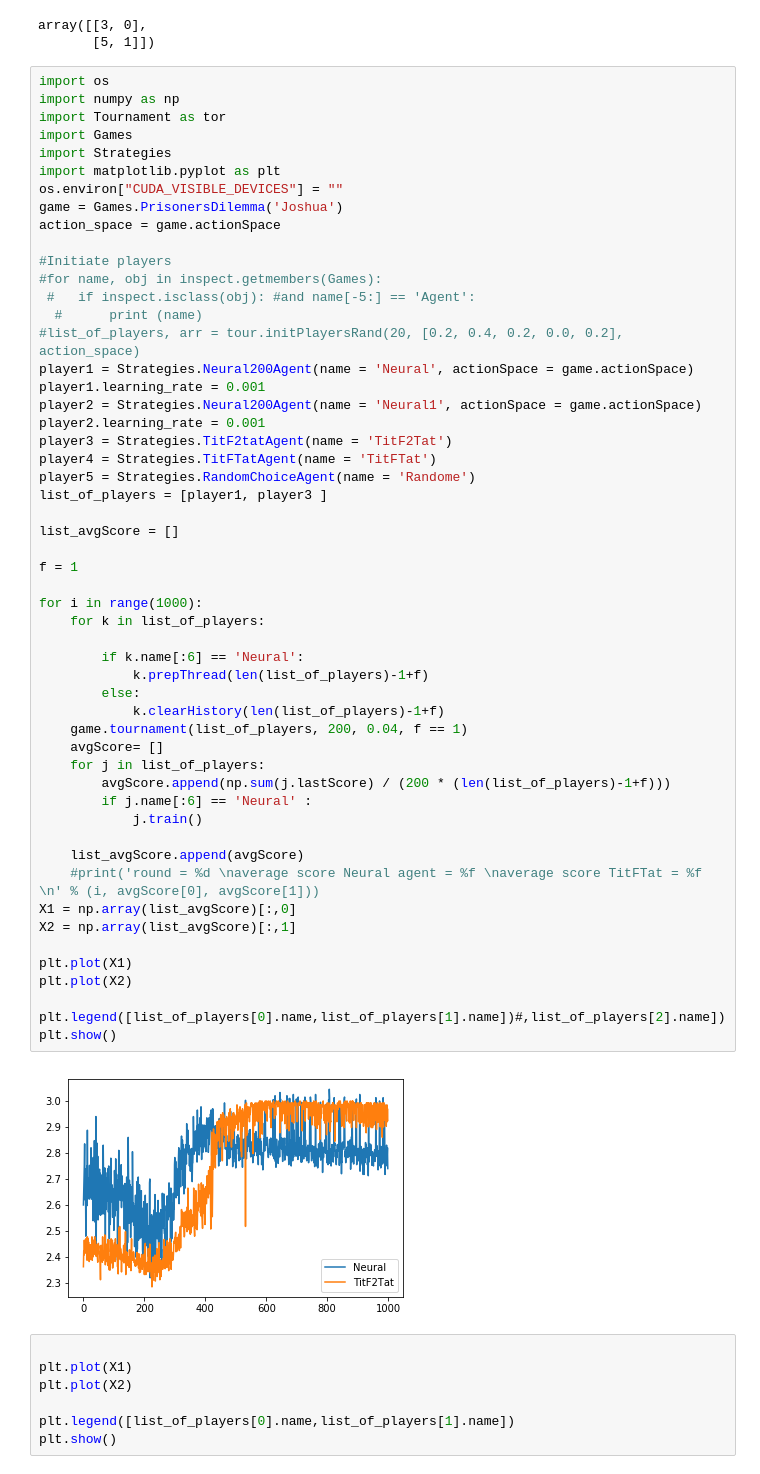
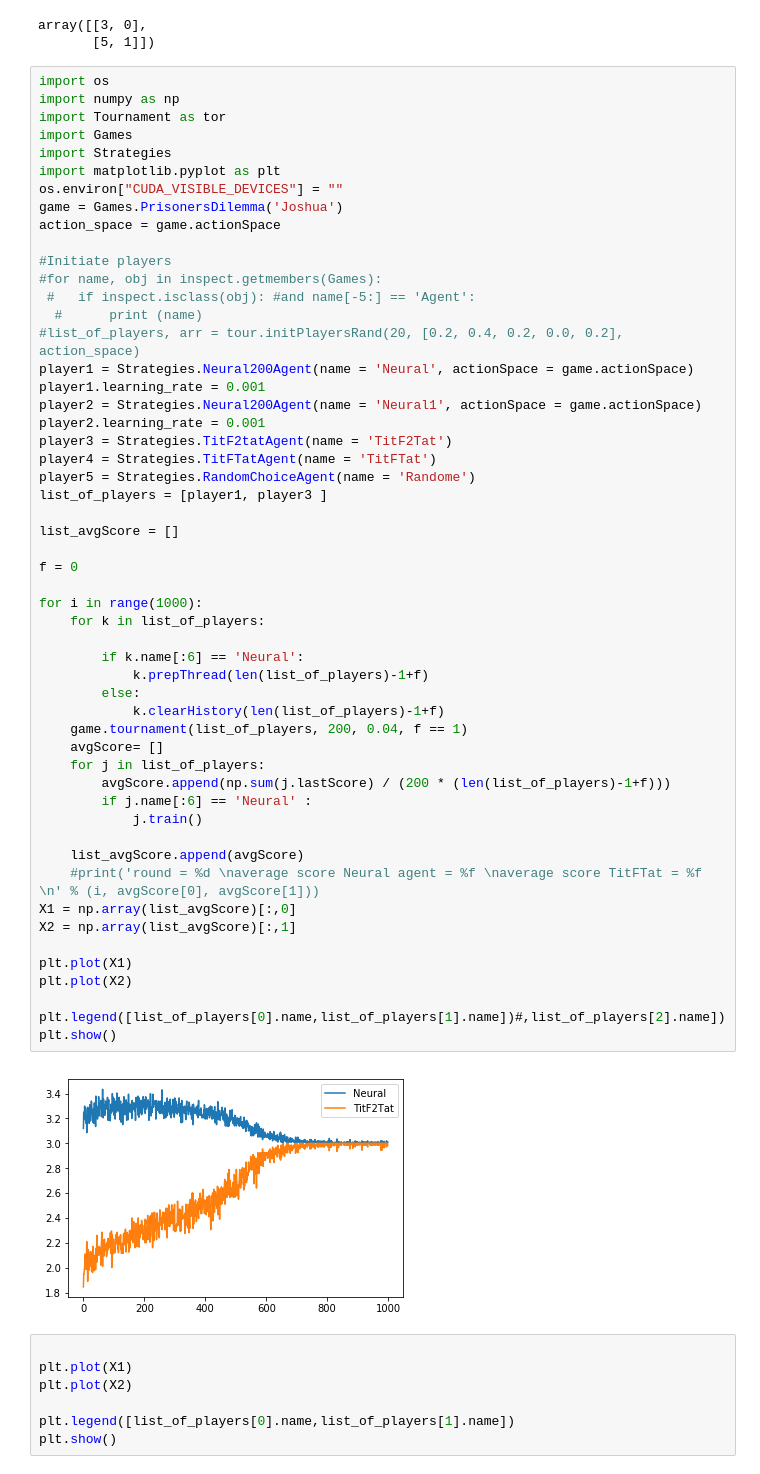
Before and after one commit to Umbriona/GameTheory, a Jupyter notebook: Project/Untitled.ipynb, the cells around one changed output. Drawn from its saved outputs; the diff is of its cells as text.

```diff
--- a/Project/Untitled.ipynb
+++ b/Project/Untitled.ipynb
@@ -517,35 +517,35 @@ player5 = Strategies.RandomChoiceAgent(name = 'Randome')
 list_of_players = [player1, player3 ]
 
 list_avgScore = []
 
-f = 1
+f = 0
 
 for i in range(1000):
     for k in list_of_players:
 
         if k.name[:6] == 'Neural':
             k.prepThread(len(list_of_players)-1+f)
         else:
             k.clearHistory(len(list_of_players)-1+f)
     game.tournament(list_of_players, 200, 0.04, f == 1)
     avgScore= []
     for j in list_of_players:
         avgScore.append(np.sum(j.lastScore) / (200 * (len(list_of_players)-1+f)))
         if j.name[:6] == 'Neural' :
             j.train()
 
     list_avgScore.append(avgScore)
     #print('round = %d \naverage score Neural agent = %f \naverage score TitFTat = %f \n' % (i, avgScore[0], avgScore[1]))
 X1 = np.array(list_avgScore)[:,0]
 X2 = np.array(list_avgScore)[:,1]
 
 plt.plot(X1)
 plt.plot(X2)
 
 plt.legend([list_of_players[0].name,list_of_players[1].name])#,list_of_players[2].name])
 plt.show()
 # %% [output]
-[figure, old version]
+[figure, new version]
 # %%
 
 plt.plot(X1)
```
Also changed, not shown: 3 other files.
